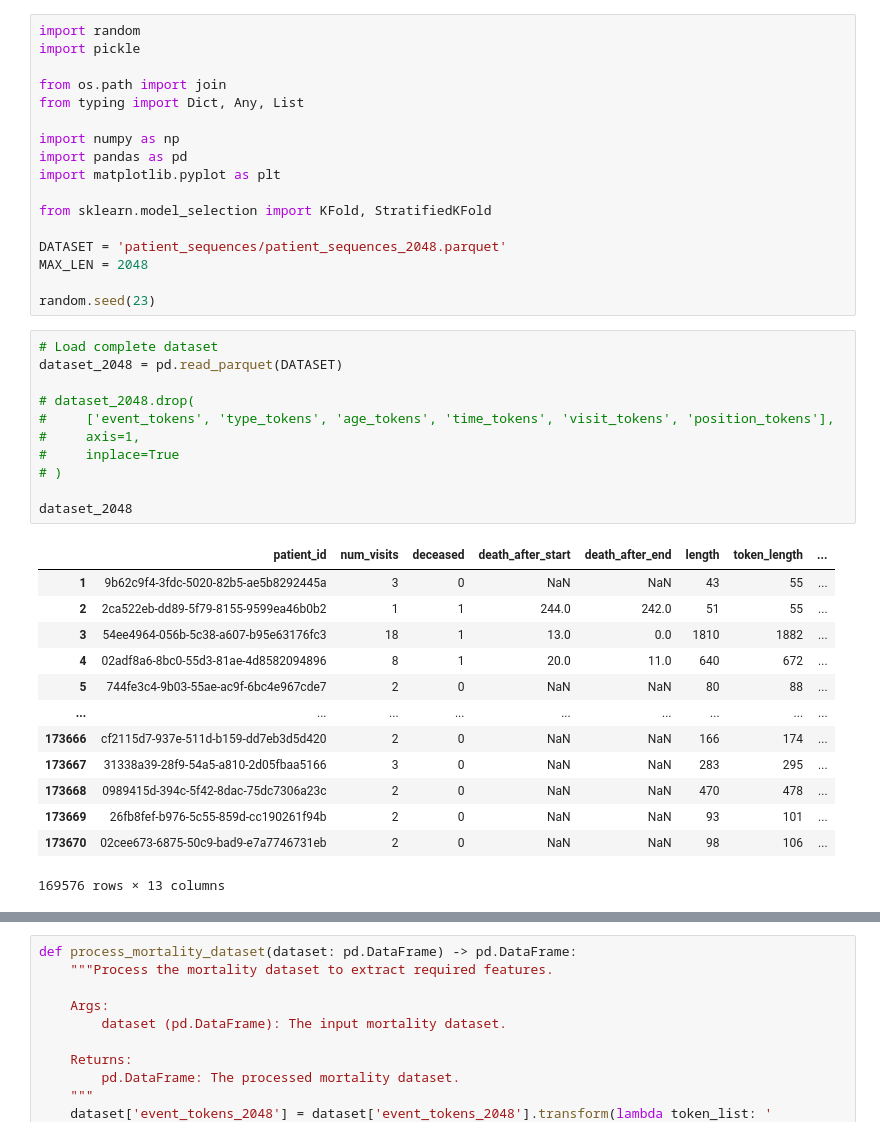
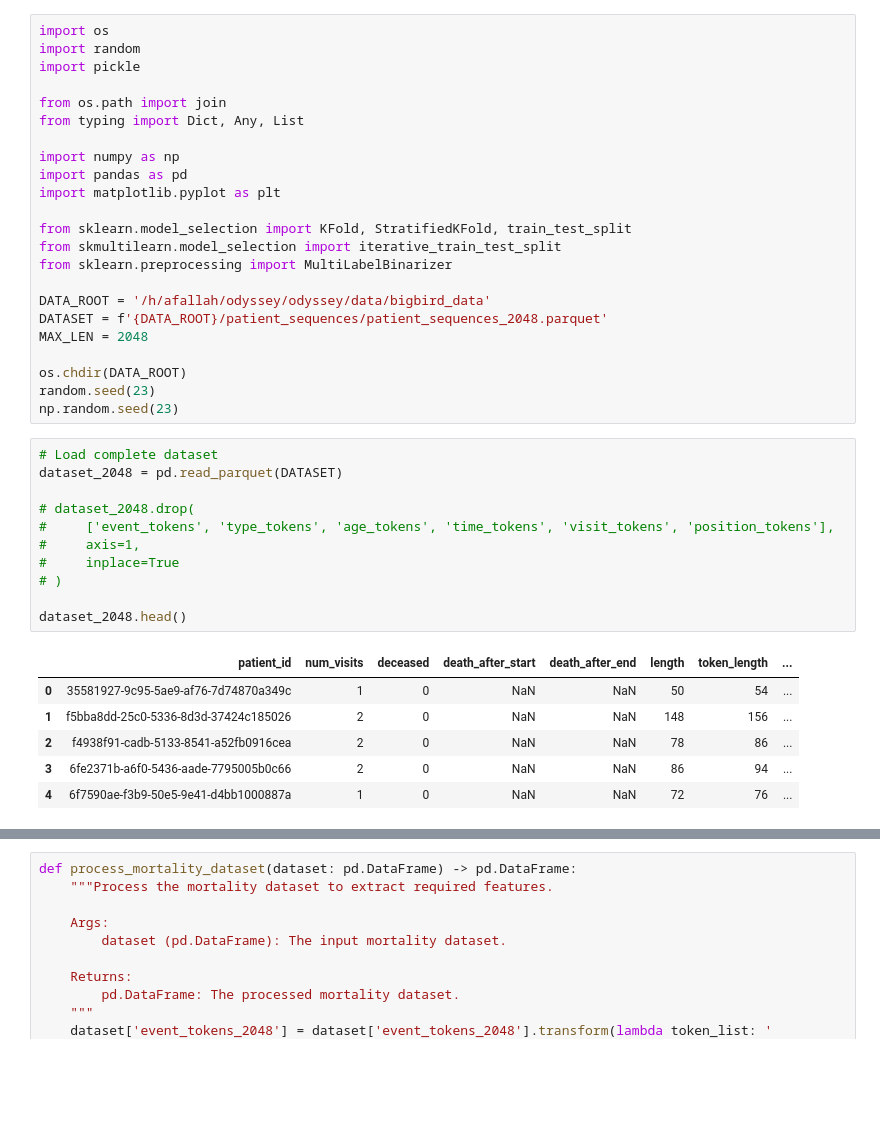
Before and after one commit to VectorInstitute/odyssey, a Jupyter notebook: data/bigbird_data/DataChecker.ipynb, the cells around one changed output, grey strips where cells are left out. Cells and saved outputs as stored; diff of their text form; blank space fills up the shorter version.

```diff
--- a/data/bigbird_data/DataChecker.ipynb
+++ b/data/bigbird_data/DataChecker.ipynb
@@ -1,4 +1,5 @@
 # %%
+import os
 import random
 import pickle
 
@@ -9,34 +10,32 @@ import numpy as np
 import pandas as pd
 import matplotlib.pyplot as plt
 
-from sklearn.model_selection import KFold, StratifiedKFold
+from sklearn.model_selection import KFold, StratifiedKFold, train_test_split
+from skmultilearn.model_selection import iterative_train_test_split
+from sklearn.preprocessing import MultiLabelBinarizer
 
-DATASET = 'patient_sequences/patient_sequences_2048.parquet'
+DATA_ROOT = '/h/afallah/odyssey/odyssey/data/bigbird_data'
+DATASET = f'{DATA_ROOT}/patient_sequences/patient_sequences_2048.parquet'
 MAX_LEN = 2048
 
+os.chdir(DATA_ROOT)
 random.seed(23)
+np.random.seed(23)
 # %%
 # Load complete dataset
 dataset_2048 = pd.read_parquet(DATASET)
 
 # dataset_2048.drop(
 #     ['event_tokens', 'type_tokens', 'age_tokens', 'time_tokens', 'visit_tokens', 'position_tokens'],
 #     axis=1,
 #     inplace=True
 # )
 
-dataset_2048
+dataset_2048.head()
 # %% [output]
 |  | patient_id | num_visits | deceased | death_after_start | death_after_end | length | token_length | ... |
-| 1 | 9b62c9f4-3fdc-5020-82b5-ae5b8292445a | 3 | 0 | NaN | NaN | 43 | 55 | ... |
-| 2 | 2ca522eb-dd89-5f79-8155-9599ea46b0b2 | 1 | 1 | 244.0 | 242.0 | 51 | 55 | ... |
-| 3 | 54ee4964-056b-5c38-a607-b95e63176fc3 | 18 | 1 | 13.0 | 0.0 | 1810 | 1882 | ... |
-| 4 | 02adf8a6-8bc0-55d3-81ae-4d8582094896 | 8 | 1 | 20.0 | 11.0 | 640 | 672 | ... |
-| 5 | 744fe3c4-9b03-55ae-ac9f-6bc4e967cde7 | 2 | 0 | NaN | NaN | 80 | 88 | ... |
-| ... | ... | ... | ... | ... | ... | ... | ... | ... |
-| 173666 | cf2115d7-937e-511d-b159-dd7eb3d5d420 | 2 | 0 | NaN | NaN | 166 | 174 | ... |
-| 173667 | 31338a39-28f9-54a5-a810-2d05fbaa5166 | 3 | 0 | NaN | NaN | 283 | 295 | ... |
-| 173668 | 0989415d-394c-5f42-8dac-75dc7306a23c | 2 | 0 | NaN | NaN | 470 | 478 | ... |
-| 173669 | 26fb8fef-b976-5c55-859d-cc190261f94b | 2 | 0 | NaN | NaN | 93 | 101 | ... |
-| 173670 | 02cee673-6875-50c9-bad9-e7a7746731eb | 2 | 0 | NaN | NaN | 98 | 106 | ... |
+| 0 | 35581927-9c95-5ae9-af76-7d74870a349c | 1 | 0 | NaN | NaN | 50 | 54 | ... |
+| 1 | f5bba8dd-25c0-5336-8d3d-37424c185026 | 2 | 0 | NaN | NaN | 148 | 156 | ... |
+| 2 | f4938f91-cadb-5133-8541-a52fb0916cea | 2 | 0 | NaN | NaN | 78 | 86 | ... |
+| 3 | 6fe2371b-a6f0-5436-aade-7795005b0c66 | 2 | 0 | NaN | NaN | 86 | 94 | ... |
+| 4 | 6f7590ae-f3b9-50e5-9e41-d4bb1000887a | 1 | 0 | NaN | NaN | 72 | 76 | ... |
-169576 rows × 13 columns
```
Also changed, not shown: parts of 5 cells of this notebook, 6 other files.
